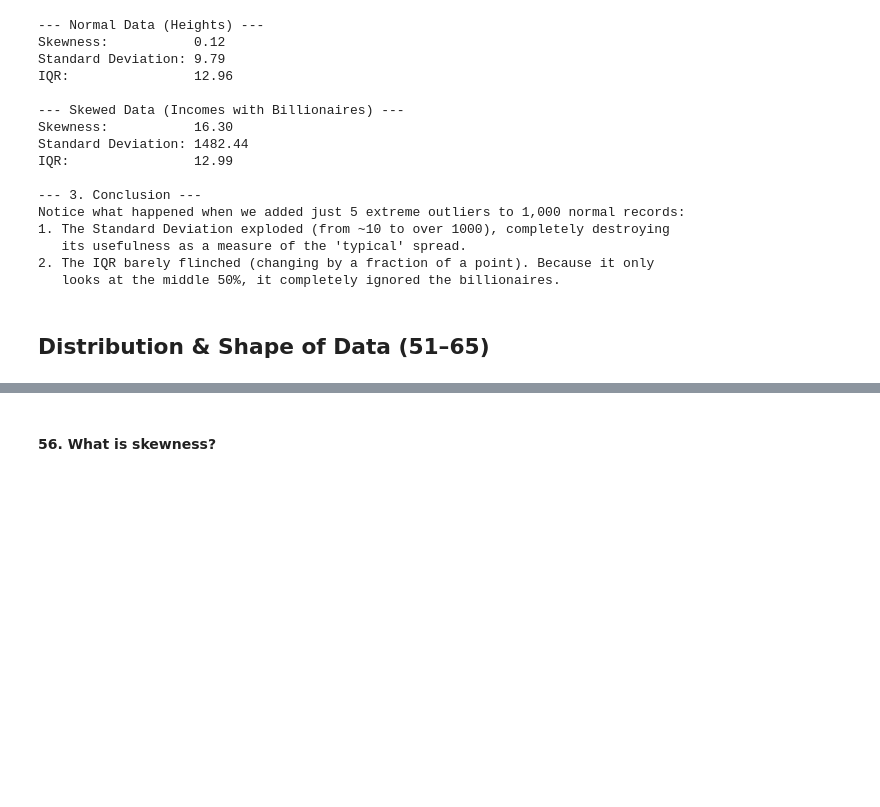
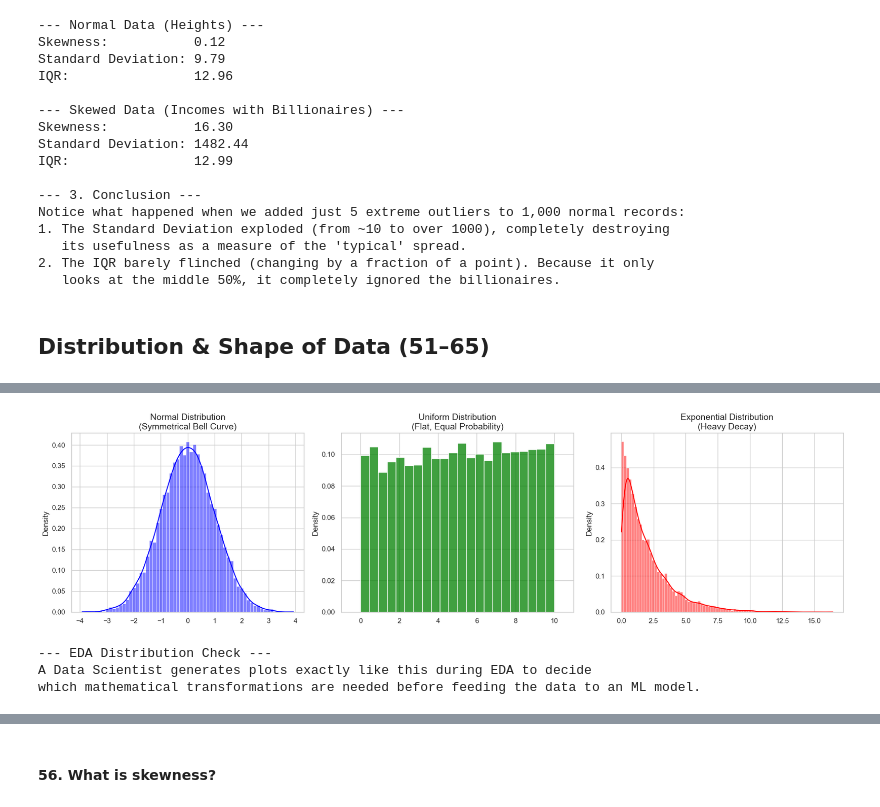
Before and after one commit to Sourish168/Interview_Preparation, a Jupyter notebook: Statistics_and_Probability/Statistics.ipynb, the cells around one changed output, grey strips where cells are left out. Drawn from its saved outputs; the diff is of its cells as text; code cells hidden in the pictures; blank space fills up the shorter version.

```diff
--- a/Statistics_and_Probability/Statistics.ipynb
+++ b/Statistics_and_Probability/Statistics.ipynb
@@ -3840,0 +3848,53 @@ Notice what happened when we added just 5 extreme outliers to 1,000 normal recor
+# %%
+import numpy as np
+import matplotlib.pyplot as plt
+import seaborn as sns
+
+# Set visual style for the plots
+sns.set_theme(style="whitegrid")
+
+# ==========================================
+# 1. GENERATING DISTRIBUTIONS WITH NUMPY
+# ==========================================
+np.random.seed(42)
+sample_size = 10000
+
+# Normal: Mean=0, StdDev=1
+data_normal = np.random.normal(loc=0, scale=1, size=sample_size)
+
+# Uniform: Lower Bound=0, Upper Bound=10
+data_uniform = np.random.uniform(low=0, high=10, size=sample_size)
+
+# Exponential: Scale (inverse of rate)=2
+data_exponential = np.random.exponential(scale=2, size=sample_size)
+
+# ==========================================
+# 2. VISUALIZING THE SHAPES (EDA)
+# ==========================================
+fig, axes = plt.subplots(1, 3, figsize=(18, 5))
+
+# Plot 1: Normal Distribution
+sns.histplot(data_normal, kde=True, ax=axes[0], color='blue', stat='density')
+axes[0].set_title('Normal Distribution\n(Symmetrical Bell Curve)', fontsize=14)
+
+# Plot 2: Uniform Distribution
+sns.histplot(data_uniform, kde=False, ax=axes[1], color='green', stat='density')
+axes[1].set_title('Uniform Distribution\n(Flat, Equal Probability)', fontsize=14)
+# Setting x-limits slightly wider to show the sharp drop-off
+axes[1].set_xlim(-1, 11)
+
+# Plot 3: Exponential Distribution
+sns.histplot(data_exponential, kde=True, ax=axes[2], color='red', stat='density')
+axes[2].set_title('Exponential Distribution\n(Heavy Decay)', fontsize=14)
+
+plt.tight_layout()
+plt.show()
+
+print("--- EDA Distribution Check ---")
+print("A Data Scientist generates plots exactly like this during EDA to decide")
+print("which mathematical transformations are needed before feeding the data to an ML model.")
+# %% [output]
+[figure, added]
+--- EDA Distribution Check ---
+A Data Scientist generates plots exactly like this during EDA to decide
+which mathematical transformations are needed before feeding the data to an ML model.
```
Also changed, not shown: parts of 14 cells of this notebook.
